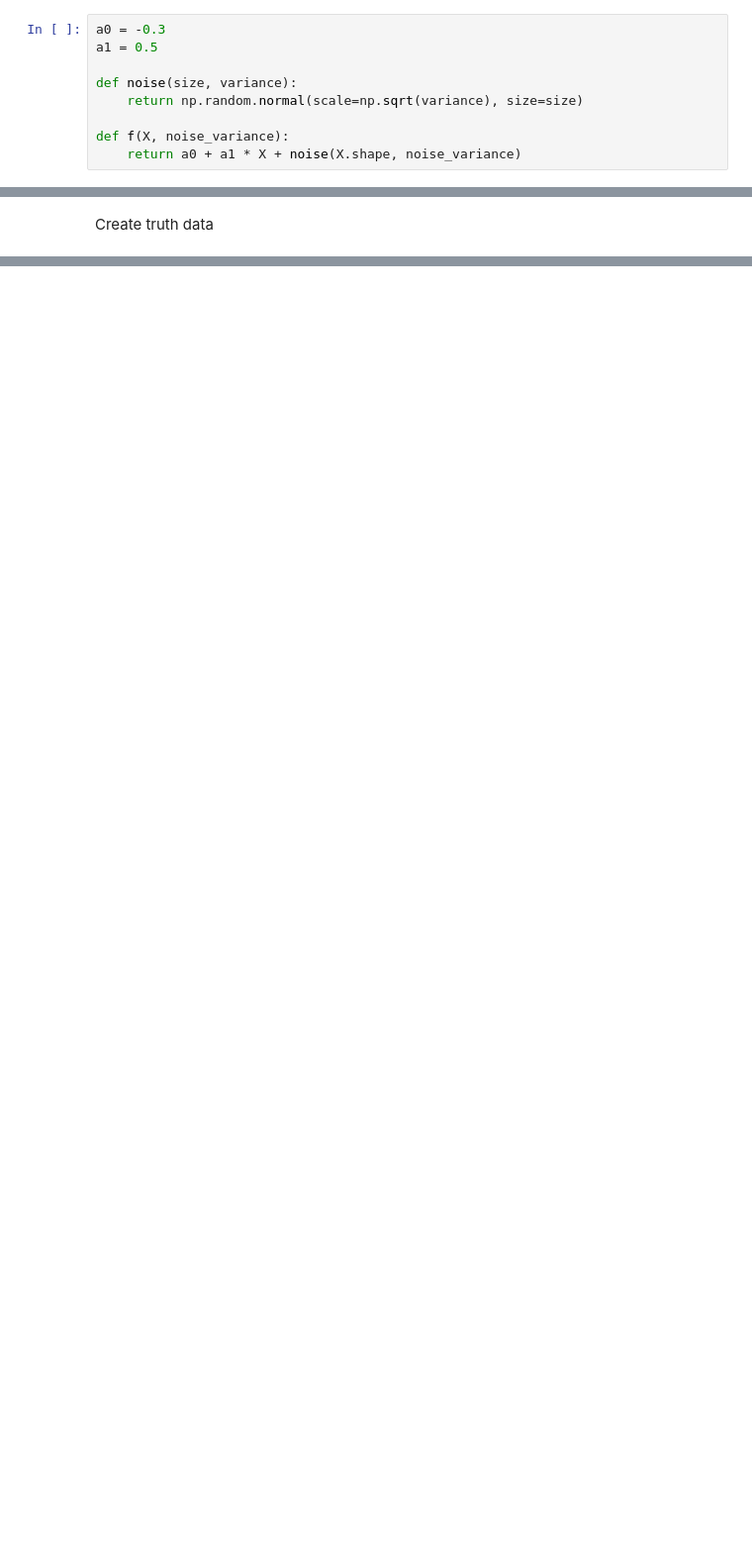
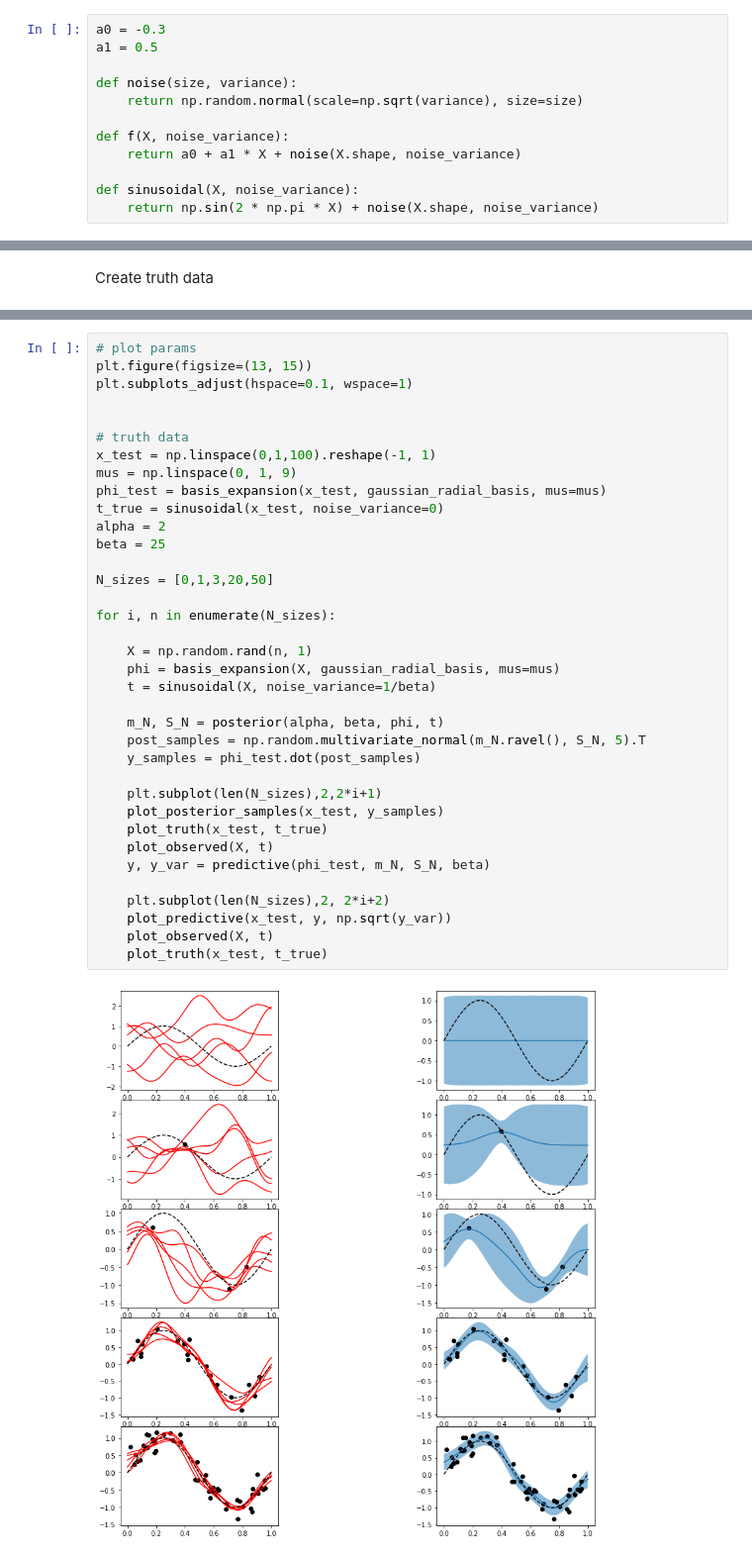
Before and after one commit to pwwooldridge/bayesian_learning, a Jupyter notebook: bayesian_linear_regression.ipynb, the cells around one changed output, grey strips where cells are left out. Shown: that part at 99% size. Cells and saved outputs as stored; diff of their text form; blank space fills up the shorter version.

```diff
--- a/bayesian_linear_regression.ipynb
+++ b/bayesian_linear_regression.ipynb
@@ -10,3 +57,6 @@ def noise(size, variance):
 
 def f(X, noise_variance):
     return a0 + a1 * X + noise(X.shape, noise_variance)
+
+def sinusoidal(X, noise_variance):
+    return np.sin(2 * np.pi * X) + noise(X.shape, noise_variance)
@@ -151,0 +180,38 @@ plt.draw()
+# %%
+# plot params
+plt.figure(figsize=(13, 15))
+plt.subplots_adjust(hspace=0.1, wspace=1)
+
+
+# truth data
+x_test = np.linspace(0,1,100).reshape(-1, 1)
+mus = np.linspace(0, 1, 9)
+phi_test = basis_expansion(x_test, gaussian_radial_basis, mus=mus)
+t_true = sinusoidal(x_test, noise_variance=0)
+alpha = 2
+beta = 25
+
+N_sizes = [0,1,3,20,50]
+
+for i, n in enumerate(N_sizes):
+
+    X = np.random.rand(n, 1)
+    phi = basis_expansion(X, gaussian_radial_basis, mus=mus)
+    t = sinusoidal(X, noise_variance=1/beta)
+
+    m_N, S_N = posterior(alpha, beta, phi, t)
+    post_samples = np.random.multivariate_normal(m_N.ravel(), S_N, 5).T
+    y_samples = phi_test.dot(post_samples)
+
+    plt.subplot(len(N_sizes),2,2*i+1)
+    plot_posterior_samples(x_test, y_samples)
+    plot_truth(x_test, t_true)
+    plot_observed(X, t)
+    y, y_var = predictive(phi_test, m_N, S_N, beta)
+
+    plt.subplot(len(N_sizes),2, 2*i+2)
+    plot_predictive(x_test, y, np.sqrt(y_var))
+    plot_observed(X, t)
+    plot_truth(x_test, t_true)
+# %% [output]
+[figure, added]
```
Also changed, not shown: parts of 11 cells of this notebook.
